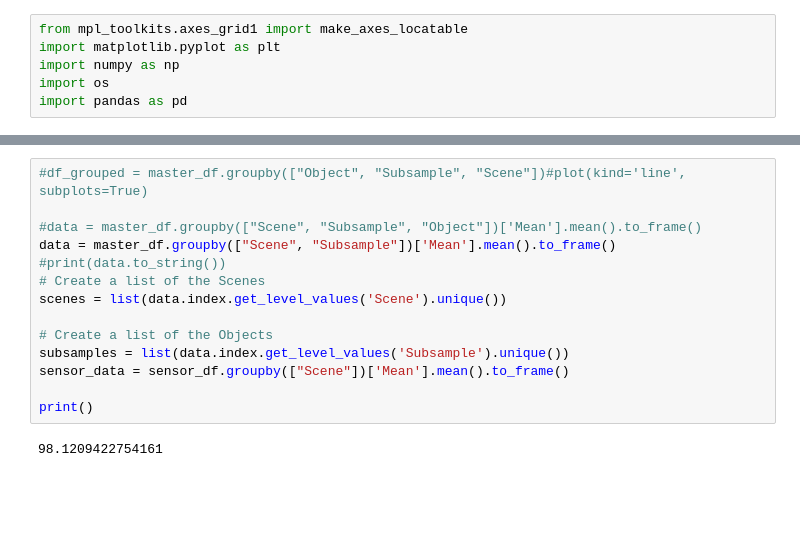
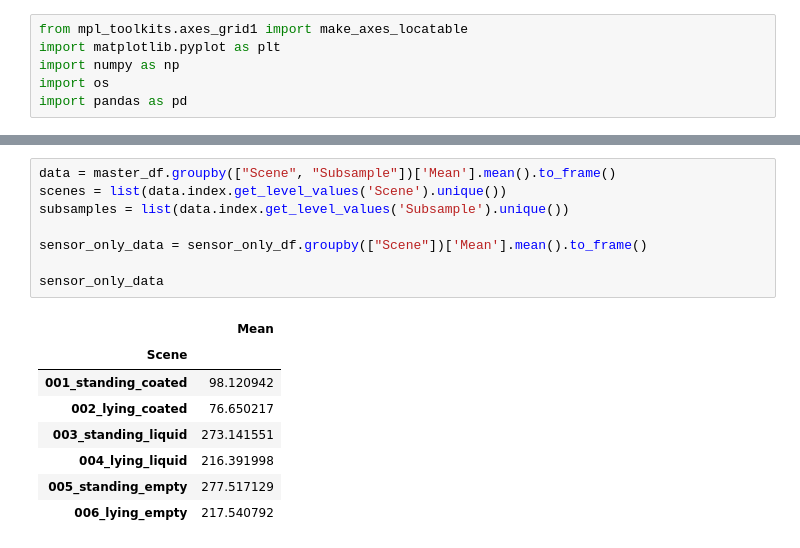
Before and after one commit to juliusroschmann/viewpoint_sampling, a Jupyter notebook: misc/depth_evaluation_plots.ipynb, the cells around one changed output, grey strips where cells are left out. Drawn from its saved outputs; the diff is of its cells as text; blank space fills up the shorter version.

```diff
--- a/misc/depth_evaluation_plots.ipynb
+++ b/misc/depth_evaluation_plots.ipynb
@@ -43,16 +112,17 @@ master_df.head(10)
 # %%
-#df_grouped = master_df.groupby(["Object", "Subsample", "Scene"])#plot(kind='line', subplots=True)
+data = master_df.groupby(["Scene", "Subsample"])['Mean'].mean().to_frame()
+scenes = list(data.index.get_level_values('Scene').unique())
+subsamples = list(data.index.get_level_values('Subsample').unique())
 
-#data = master_df.groupby(["Scene", "Subsample", "Object"])['Mean'].mean().to_frame()
-data = master_df.groupby(["Scene", "Subsample"])['Mean'].mean().to_frame()
-#print(data.to_string())
-# Create a list of the Scenes
-scenes = list(data.index.get_level_values('Scene').unique())
+sensor_only_data = sensor_only_df.groupby(["Scene"])['Mean'].mean().to_frame()
 
-# Create a list of the Objects
-subsamples = list(data.index.get_level_values('Subsample').unique())
-sensor_data = sensor_df.groupby(["Scene"])['Mean'].mean().to_frame()
-
-print()
+sensor_only_data
 # %% [output]
-98.1209422754161
+|  | Mean |
+| Scene |  |
+| 001_standing_coated | 98.120942 |
+| 002_lying_coated | 76.650217 |
+| 003_standing_liquid | 273.141551 |
+| 004_lying_liquid | 216.391998 |
+| 005_standing_empty | 277.517129 |
+| 006_lying_empty | 217.540792 |
```
Also changed, not shown: parts of 5 cells of this notebook, 2 other files.
